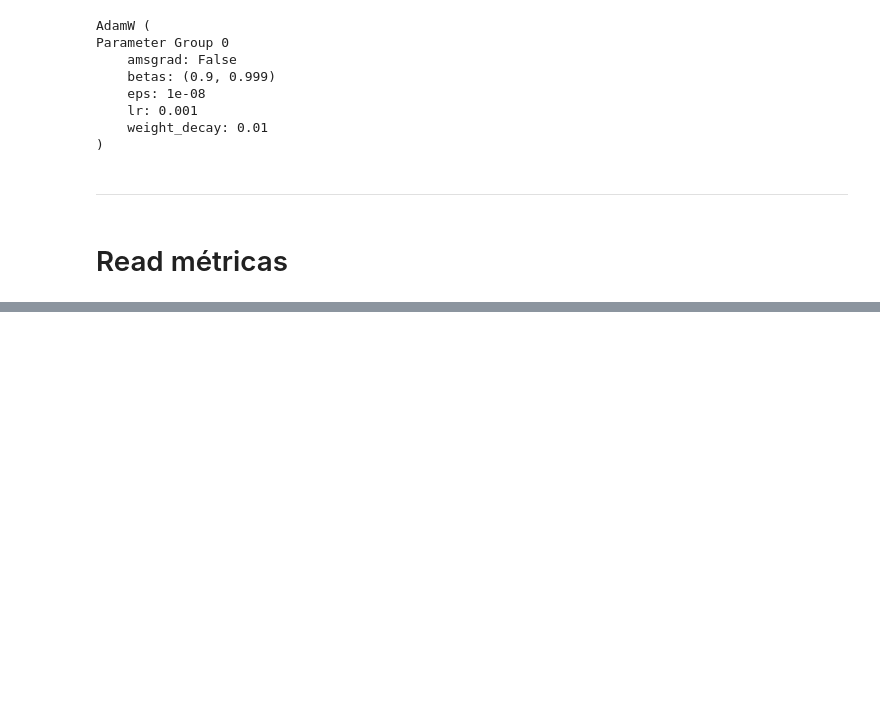
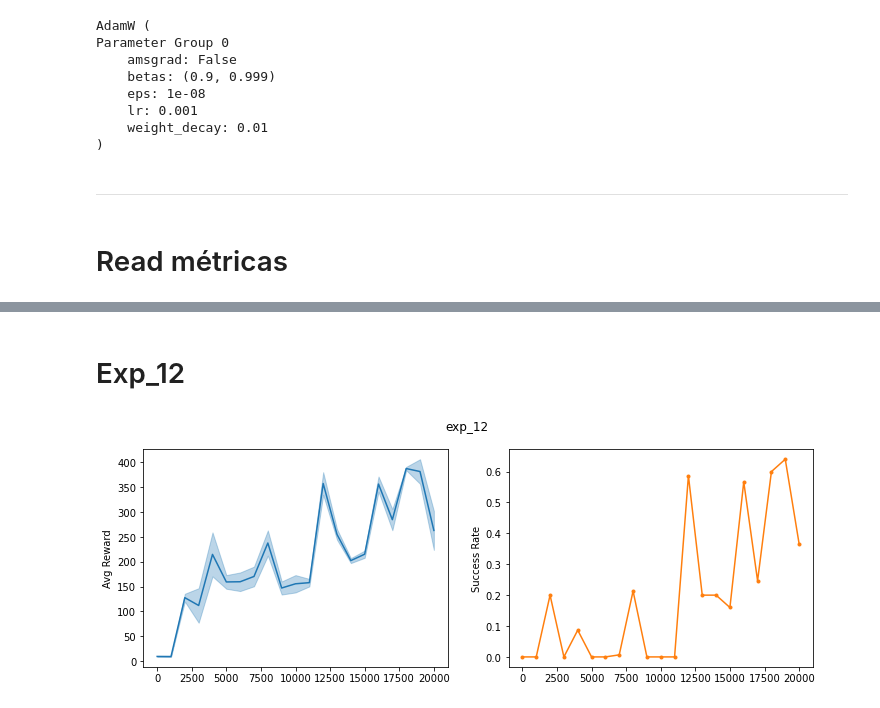
Before and after one commit to JLCdata/Reinforcement-Learning, a Jupyter notebook: T2/dqn/code/T2.ipynb, the cells around one changed output, grey strips where cells are left out. Cells and saved outputs as stored; diff of their text form; code cells hidden in the pictures; blank space fills up the shorter version.

```diff
--- a/T2/dqn/code/T2.ipynb
+++ b/T2/dqn/code/T2.ipynb
@@ -502,0 +547,32 @@ exp_33_5=pd.read_csv("exp_33_5.csv")
+# %% [markdown]
+# Exp_12
+# %%
+# join de experimentos
+exp_12=exp_12_1
+for i in [exp_12_2,exp_12_3,exp_12_4,exp_12_5]:
+    exp_12=exp_12.join(i)
+
+# Promedio de experimentos
+exp_12_mean=pd.DataFrame()
+exp_12_mean["avg_reward"]=exp_12[["avg_reward1","avg_reward2","avg_reward3","avg_reward4","avg_reward5"]].mean(axis=1)
+exp_12_mean["std_reward"]=exp_12[["std_reward1","std_reward2","std_reward3","std_reward4","std_reward5"]].mean(axis=1)
+exp_12_mean["success_rat"]=exp_12[["success_rat1","success_rat2","success_rat3","success_rat4","success_rat5"]].mean(axis=1)
+exp_12_mean.reset_index(inplace=True)
+tr_steps_vec=exp_12_mean["steps"]
+avg_reward_vec=exp_12_mean["avg_reward"]
+std_reward_vec= exp_12_mean["std_reward"]
+success_rate_vec=exp_12_mean["success_rat"]
+
+# Plot
+_, (ax1, ax2) = plt.subplots(1, 2, figsize=(12,4))
+
+ax1.plot(tr_steps_vec, avg_reward_vec, color='C0')
+ax1.fill_between(tr_steps_vec, avg_reward_vec-std_reward_vec, avg_reward_vec+std_reward_vec, color='C0', alpha=0.3)
+
+ax1.set_ylabel('Avg Reward')
+ax2.plot(tr_steps_vec, success_rate_vec, marker='.',color='C1')
+ax2.set_ylabel('Success Rate')
+plt.suptitle("exp_12")
+plt.show()
+# %% [output]
+[figure, added]
```
Also changed, not shown: parts of 38 cells of this notebook, 10 other files.
